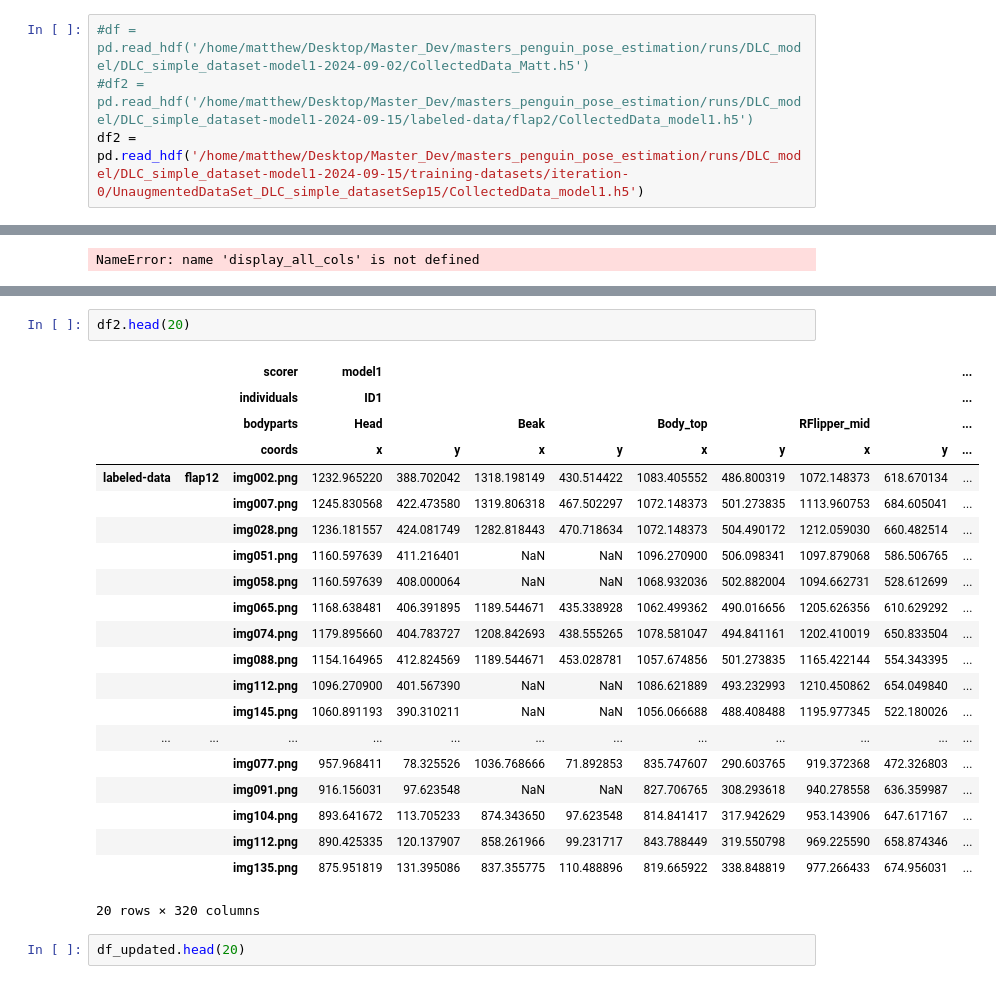
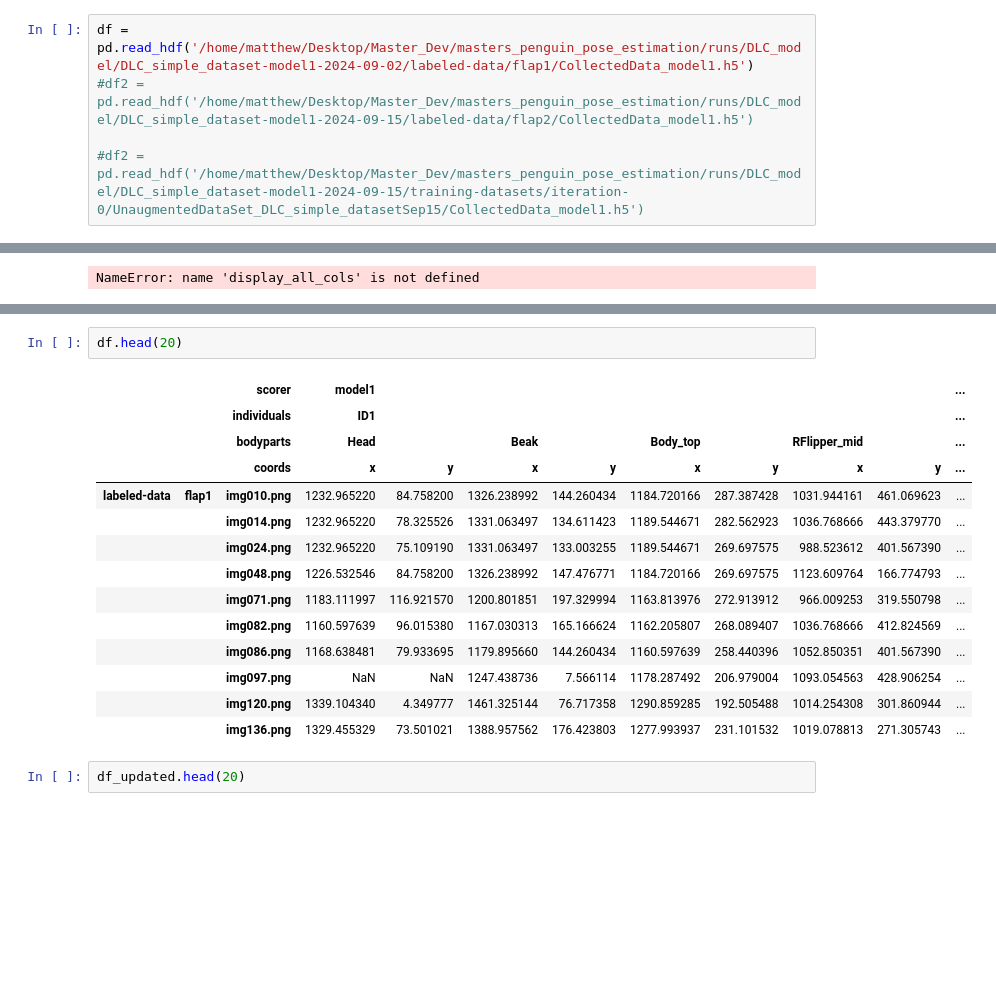
Before and after one commit to Mattshanevdberg/Masters-deep_learning_penguins, a Jupyter notebook: notebooks/PoseEstimation/A_Pose_estimation.ipynb, the cells around one changed output, grey strips where cells are left out. Saved outputs shown, nothing was run; the diff lists cells and outputs as text; blank space fills up the shorter version.

```diff
--- a/notebooks/PoseEstimation/A_Pose_estimation.ipynb
+++ b/notebooks/PoseEstimation/A_Pose_estimation.ipynb
@@ -2074,7 +2295,8 @@ config_path = '/home/matthew/Desktop/Master_Dev/masters_penguin_pose_estimation/
 # %%
-#df = pd.read_hdf('/home/matthew/Desktop/Master_Dev/masters_penguin_pose_estimation/runs/DLC_model/DLC_simple_dataset-model1-2024-09-02/CollectedData_Matt.h5')
+df = pd.read_hdf('/home/matthew/Desktop/Master_Dev/masters_penguin_pose_estimation/runs/DLC_model/DLC_simple_dataset-model1-2024-09-02/labeled-data/flap1/CollectedData_model1.h5')
 #df2 = pd.read_hdf('/home/matthew/Desktop/Master_Dev/masters_penguin_pose_estimation/runs/DLC_model/DLC_simple_dataset-model1-2024-09-15/labeled-data/flap2/CollectedData_model1.h5')
-df2 = pd.read_hdf('/home/matthew/Desktop/Master_Dev/masters_penguin_pose_estimation/runs/DLC_model/DLC_simple_dataset-model1-2024-09-15/training-datasets/iteration-0/UnaugmentedDataSet_DLC_simple_datasetSep15/CollectedData_model1.h5')
+
+#df2 = pd.read_hdf('/home/matthew/Desktop/Master_Dev/masters_penguin_pose_estimation/runs/DLC_model/DLC_simple_dataset-model1-2024-09-15/training-datasets/iteration-0/UnaugmentedDataSet_DLC_simple_datasetSep15/CollectedData_model1.h5')
 # %%
 # df = pd.read_hdf('/home/matthew/Desktop/Master_Dev/masters_penguin_pose_estimation/runs/DLC_model/DLC_simple_dataset-model1-2024-09-02/labeled-data/flap1/Filtered_CollectedData_model1.h5')
 # %%
@@ -2128,27 +2349,20 @@ individuals
 # %%
-df2.head(20)
+df.head(20)
 # %% [output]
 |  |  | scorer | model1 |  |  |  |  |  |  |  | ... |
 |  |  | individuals | ID1 |  |  |  |  |  |  |  | ... |
 |  |  | bodyparts | Head |  | Beak |  | Body_top |  | RFlipper_mid |  | ... |
 |  |  | coords | x | y | x | y | x | y | x | y | ... |
-| labeled-data | flap12 | img002.png | 1232.965220 | 388.702042 | 1318.198149 | 430.514422 | 1083.405552 | 486.800319 | 1072.148373 | 618.670134 | ... |
-|  |  | img007.png | 1245.830568 | 422.473580 | 1319.806318 | 467.502297 | 1072.148373 | 501.273835 | 1113.960753 | 684.605041 | ... |
-|  |  | img028.png | 1236.181557 | 424.081749 | 1282.818443 | 470.718634 | 1072.148373 | 504.490172 | 1212.059030 | 660.482514 | ... |
-|  |  | img051.png | 1160.597639 | 411.216401 | NaN | NaN | 1096.270900 | 506.098341 | 1097.879068 | 586.506765 | ... |
-|  |  | img058.png | 1160.597639 | 408.000064 | NaN | NaN | 1068.932036 | 502.882004 | 1094.662731 | 528.612699 | ... |
-|  |  | img065.png | 1168.638481 | 406.391895 | 1189.544671 | 435.338928 | 1062.499362 | 490.016656 | 1205.626356 | 610.629292 | ... |
-|  |  | img074.png | 1179.895660 | 404.783727 | 1208.842693 | 438.555265 | 1078.581047 | 494.841161 | 1202.410019 | 650.833504 | ... |
-|  |  | img088.png | 1154.164965 | 412.824569 | 1189.544671 | 453.028781 | 1057.674856 | 501.273835 | 1165.422144 | 554.343395 | ... |
-|  |  | img112.png | 1096.270900 | 401.567390 | NaN | NaN | 1086.621889 | 493.232993 | 1210.450862 | 654.049840 | ... |
-|  |  | img145.png | 1060.891193 | 390.310211 | NaN | NaN | 1056.066688 | 488.408488 | 1195.977345 | 522.180026 | ... |
-| ... | ... | ... | ... | ... | ... | ... | ... | ... | ... | ... | ... |
-|  |  | img077.png | 957.968411 | 78.325526 | 1036.768666 | 71.892853 | 835.747607 | 290.603765 | 919.372368 | 472.326803 | ... |
-|  |  | img091.png | 916.156031 | 97.623548 | NaN | NaN | 827.706765 | 308.293618 | 940.278558 | 636.359987 | ... |
-|  |  | img104.png | 893.641672 | 113.705233 | 874.343650 | 97.623548 | 814.841417 | 317.942629 | 953.143906 | 647.617167 | ... |
-|  |  | img112.png | 890.425335 | 120.137907 | 858.261966 | 99.231717 | 843.788449 | 319.550798 | 969.225590 | 658.874346 | ... |
-|  |  | img135.png | 875.951819 | 131.395086 | 837.355775 | 110.488896 | 819.665922 | 338.848819 | 977.266433 | 674.956031 | ... |
+| labeled-data | flap1 | img010.png | 1232.965220 | 84.758200 | 1326.238992 | 144.260434 | 1184.720166 | 287.387428 | 1031.944161 | 461.069623 | ... |
+|  |  | img014.png | 1232.965220 | 78.325526 | 1331.063497 | 134.611423 | 1189.544671 | 282.562923 | 1036.768666 | 443.379770 | ... |
+|  |  | img024.png | 1232.965220 | 75.109190 | 1331.063497 | 133.003255 | 1189.544671 | 269.697575 | 988.523612 | 401.567390 | ... |
+|  |  | img048.png | 1226.532546 | 84.758200 | 1326.238992 | 147.476771 | 1184.720166 | 269.697575 | 1123.609764 | 166.774793 | ... |
+|  |  | img071.png | 1183.111997 | 116.921570 | 1200.801851 | 197.329994 | 1163.813976 | 272.913912 | 966.009253 | 319.550798 | ... |
+|  |  | img082.png | 1160.597639 | 96.015380 | 1167.030313 | 165.166624 | 1162.205807 | 268.089407 | 1036.768666 | 412.824569 | ... |
+|  |  | img086.png | 1168.638481 | 79.933695 | 1179.895660 | 144.260434 | 1160.597639 | 258.440396 | 1052.850351 | 401.567390 | ... |
+|  |  | img097.png | NaN | NaN | 1247.438736 | 7.566114 | 1178.287492 | 206.979004 | 1093.054563 | 428.906254 | ... |
+|  |  | img120.png | 1339.104340 | 4.349777 | 1461.325144 | 76.717358 | 1290.859285 | 192.505488 | 1014.254308 | 301.860944 | ... |
+|  |  | img136.png | 1329.455329 | 73.501021 | 1388.957562 | 176.423803 | 1277.993937 | 231.101532 | 1019.078813 | 271.305743 | ... |
-20 rows × 320 columns
 # %%
 df_updated.head(20)
 # %% [output]
```
Also changed, not shown: parts of 52 cells of this notebook.
